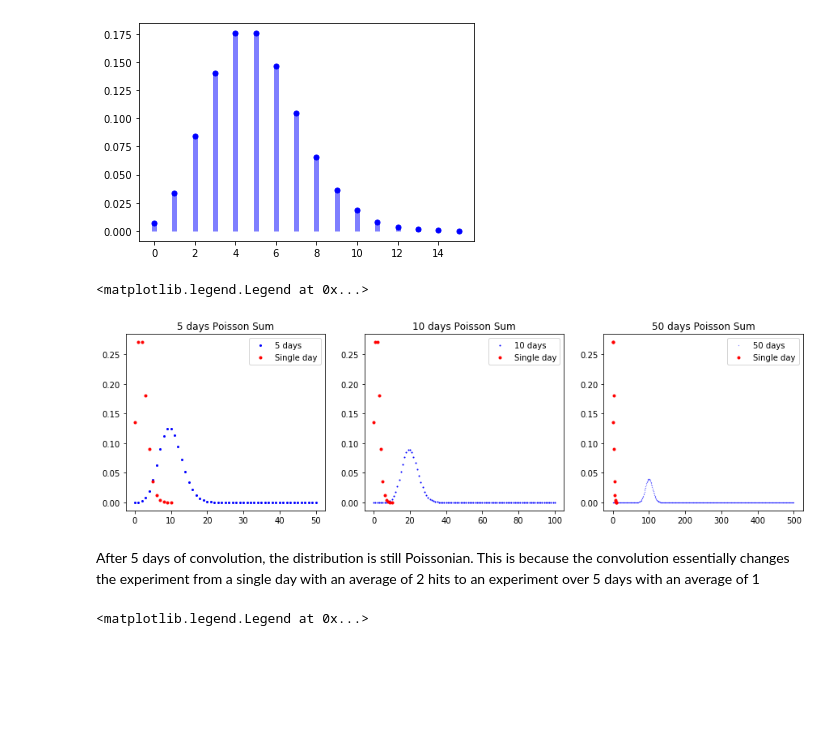
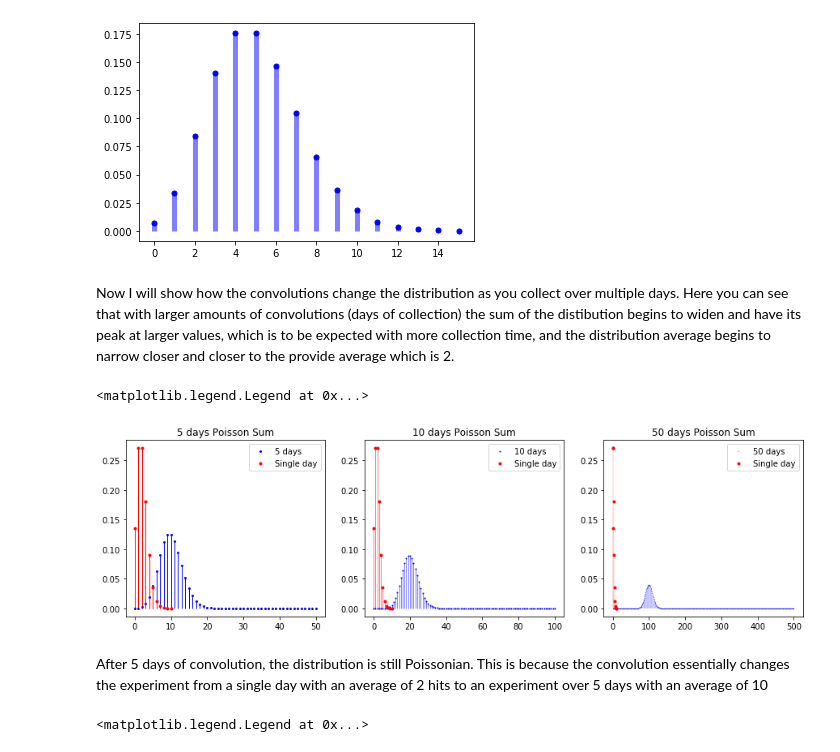
Before and after one commit to maverickmillican/Phys_434_Millican, a Jupyter notebook: Lab2_Millican.ipynb, the cells around one changed output. Saved outputs shown, nothing was run; the diff lists cells and outputs as text; code cells hidden in the pictures; blank space fills up the shorter version.

```diff
--- a/Lab2_Millican.ipynb
+++ b/Lab2_Millican.ipynb
@@ -24,6 +24,8 @@ plt.vlines(x, 0, stats.poisson.pmf(x, mu, offset), colors='b', lw=5, alpha=0.5)
 # %% [output]
 <matplotlib.collections.LineCollection at 0x...>
 [figure]
+# %% [markdown]
+Now I will show how the convolutions change the distribution as you collect over multiple days. Here you can see that with larger amounts of convolutions (days of collection) the sum of the distibution begins to widen and have its peak at larger values, which is to be expected with more collection time, and the distribution average begins to narrow closer and closer to the provide average which is 2.
 # %%
 fig, (ax, ax2, ax3) = plt.subplots(1, 3, figsize = (15, 4))
 days = 5
@@ -32,36 +34,47 @@ err_y = stats.poisson.pmf(x, err_mu, offset)
 y = np.convolve(err_y, err_y)
 for i in range (2, days):
     y = np.convolve(y, err_y)
 new_x = np.linspace(0, 10*days, 10*days+1)
 ax.plot(new_x,y, 'bo', lw=0, ms=10/days, label = f'{days} days')
 ax.plot(x, err_y, 'ro', lw=0, ms=3, label = 'Single day')
+ax.vlines(new_x, 0, y, colors='b', lw=5/days, alpha=1)
+ax.vlines(x, 0, err_y, colors='r', lw=5/days, alpha=1)
+
+
 days = 10
 x = np.linspace(0, 10, 11)
 err_y = stats.poisson.pmf(x, err_mu, offset)
 y = np.convolve(err_y, err_y)
 for i in range (2, days):
     y = np.convolve(y, err_y)
 new_x = np.linspace(0, 10*days, 10*days+1)
 ax2.plot(new_x, y, 'bo', lw=0, ms=10/days, label = f'{days} days')
 ax2.plot(x, err_y, 'ro', lw=0, ms=3, label = 'Single day')
+ax2.vlines(new_x, 0, y, colors='b', lw=5/days, alpha=1)
+ax2.vlines(x, 0, err_y, colors='r', lw=5/days, alpha=1)
+
+
 days = 50
 x = np.linspace(0, 10, 11)
 err_y = stats.poisson.pmf(x, err_mu, offset)
 y = np.convolve(err_y, err_y)
 for i in range (2, days):
     y = np.convolve(y, err_y)
 new_x = np.linspace(0, 10*days, 10*days+1)
 ax3.plot(new_x, y, 'bo', lw=0, ms=10/days, label = f'{days} days')
 ax3.plot(x, err_y, 'ro', lw=1, ms=3, label = 'Single day')
+ax3.vlines(new_x, 0, y, colors='b', lw=5/days, alpha=1)
+ax3.vlines(x, 0, err_y, colors='r', lw=5/days, alpha=1)
+
 
 ax.set_title('5 days Poisson Sum'); ax.legend()
 ax2.set_title('10 days Poisson Sum'); ax2.legend()
 ax3.set_title('50 days Poisson Sum'); ax3.legend()
 # %% [output]
 <matplotlib.legend.Legend at 0x...>
-[figure, old version]
+[figure, new version]
 # %% [markdown]
-After 5 days of convolution, the distribution is still Poissonian. This is because the convolution essentially changes the experiment from a single day with an average of 2 hits to an experiment over 5 days with an average of 1
+After 5 days of convolution, the distribution is still Poissonian. This is because the convolution essentially changes the experiment from a single day with an average of 2 hits to an experiment over 5 days with an average of 10
 # %%
 fig, (ax, ax2, ax3) = plt.subplots(1, 3, figsize = (15, 4))
 days = 5
```
Also changed, not shown: parts of 19 cells of this notebook.
